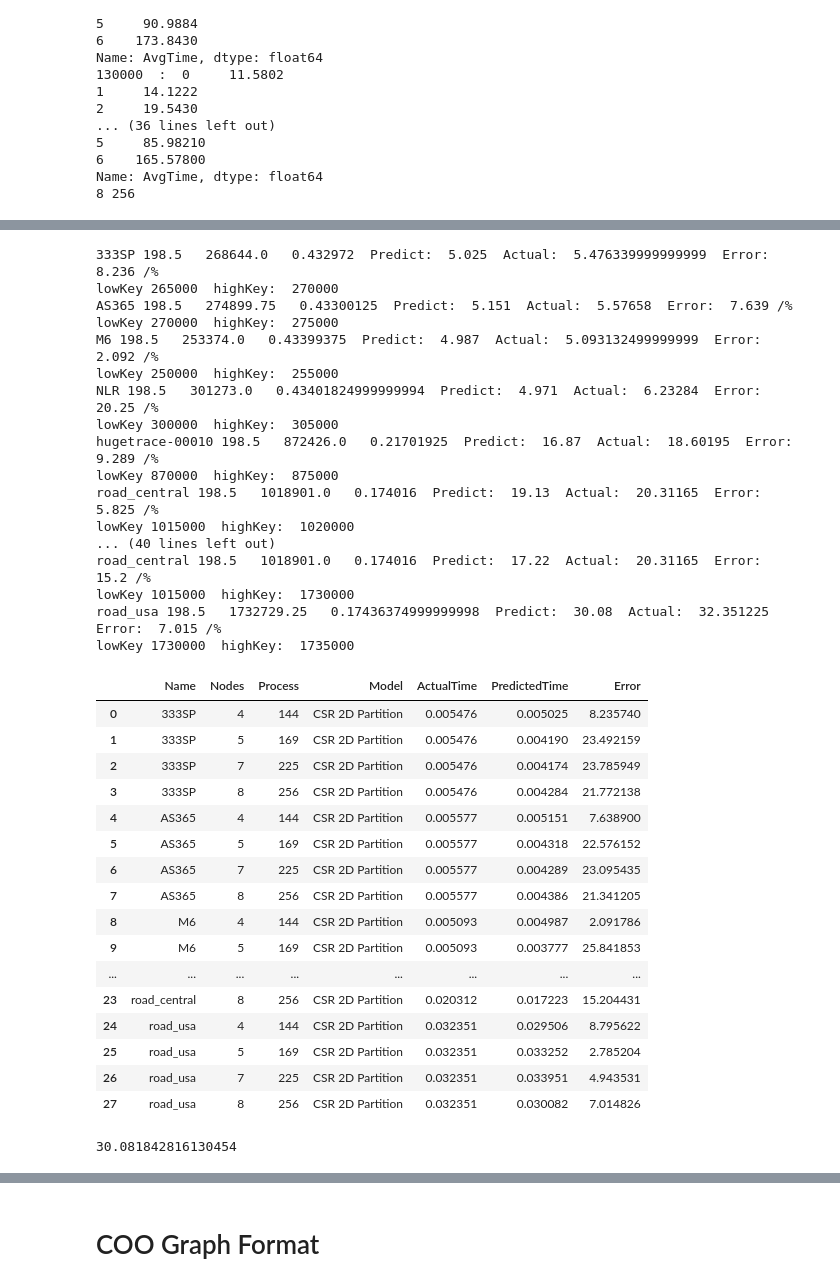
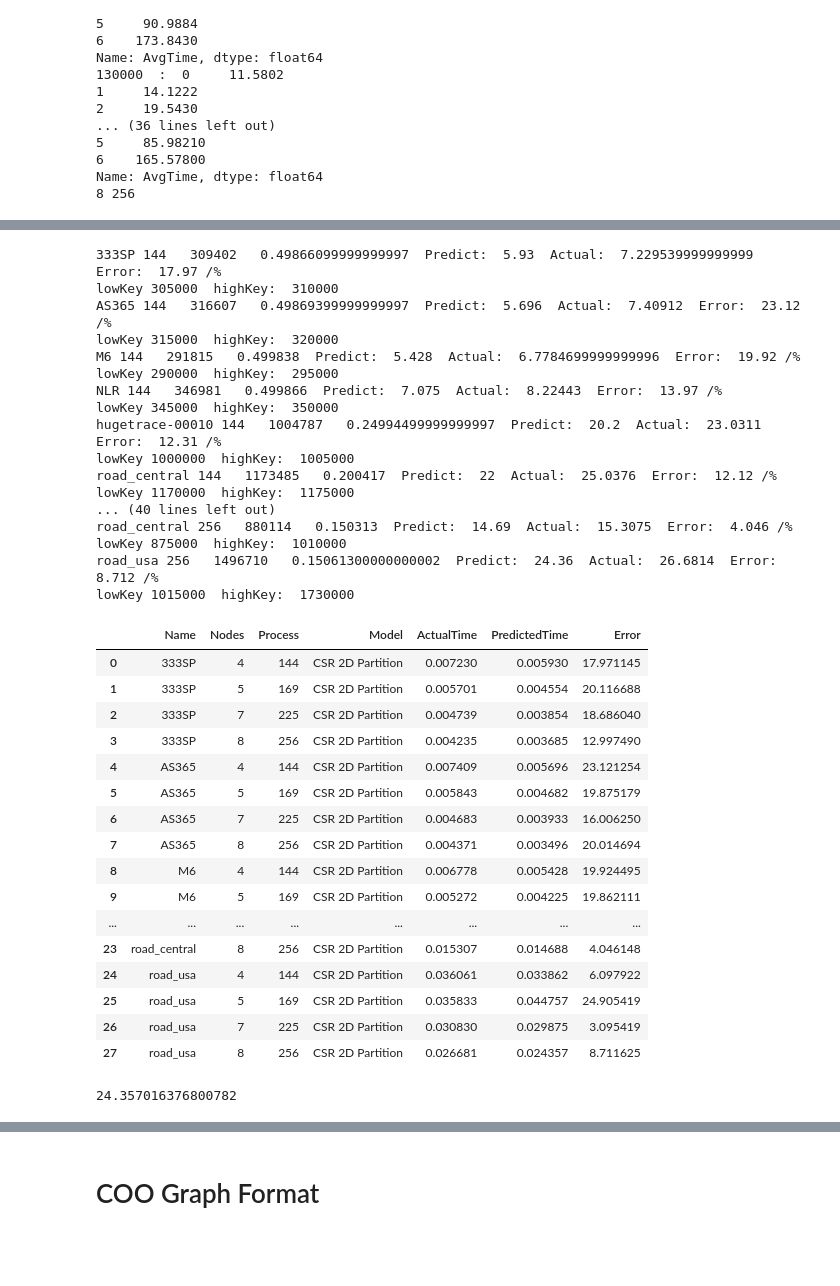
Before and after one commit to marufdsi/ConferencePapers, a Jupyter notebook: ICPP2021/ICPP_PLOTS_GEN.ipynb, the cells around one changed output, grey strips where cells are left out. Saved outputs shown, nothing was run; the diff lists cells and outputs as text; code cells hidden in the pictures; blank space fills up the shorter version.

```diff
--- a/ICPP2021/ICPP_PLOTS_GEN.ipynb
+++ b/ICPP2021/ICPP_PLOTS_GEN.ipynb
@@ -1300,7 +1300,7 @@ for topo in topology:
     train(csr_2d_model_ref, 300000, 500000, 5000, csr_legends, csr_lines, csr_models, df_csr, column, nonZeroList)
 
     train(csr_2d_model_ref, 500000, 1300000, 5000, csr_legends, csr_lines, csr_models, df_csr, column, nonZeroList2)
-    train(csr_2d_model_ref, 130000, 2000000, 5000, csr_legends, csr_lines, csr_models, df_csr, column, nonZeroList2)
+    train(csr_2d_model_ref, 130000, 2005000, 5000, csr_legends, csr_lines, csr_models, df_csr, column, nonZeroList2)
 #     train(csr_2d_model_ref, 2000000, 5000000, 20000, csr_legends, csr_lines, csr_models, df_csr, column, nonZeroList3)
 #     train(csr_2d_model_ref, 5000000, 8000000, 40000, csr_legends, csr_lines, csr_models, df_csr, column, nonZeroList3)
 #     train(csr_2d_model_ref, 1280000, 1300000, 20000, _legends, _lines, models, df2, column)
@@ -1332,6 +1332,6 @@ Name: AvgTime, dtype: float64
 8 256
 # %%
 csr_full_data = pd.read_csv("../../SpMV_Model/src/SkylakeResults/MPI_CSR_2D_SpMV.csv")
-csr_real_data = csr_full_data[csr_full_data["Name"].isin(test_matrices)].groupby("Name").mean().reset_index()
+csr_real_data = csr_full_data[csr_full_data["Name"].isin(test_matrices)].groupby(["Name", "Nodes", "nProcess", "DataType"]).mean().reset_index()
 csr_real_data
 # %% [output]
@@ -1364,8 +1373,8 @@ for topo in topology:
     key_max = max(csr_models.keys())
     key_min = min(csr_models.keys())
     key_max
-
-    for index,row in csr_real_data.iterrows():
+    _real_data = csr_real_data[(csr_real_data["Nodes"]==nodes) & (csr_real_data["nProcess"] == prcs)].reset_index()
+    for index,row in _real_data.iterrows():
     #     print(row["AvgRow"], int(row["AvgRow"]/1000)*1000)
         npr = row["NonZeroPerRow"]
     #     if npr < 1:
@@ -1402,68 +1411,68 @@ for topo in topology:
                 name = row["Name"].split('_')
     #             print(name[0],"&", '{0:.8g}'.format(row["AvgRow"]), "&", '{0:.3g}'.format(row["NonZeroPerRow"]),
     #                   "&", str(lowKey), "&", str(highKey), "&", '{0:.5g}'.format(row[column]), "&", '{0:.5g}'.format(predict),
     #                   "&", '{0:.4g}'.format(error) + "\%", "\\\ \hline")
                 print(row["Name"], row["nProcess"], " ", row["AvgRow"], " ", row["NonZeroPerRow"], " Predict: ", '{0:.4g}'.format(predict[0][0]), " Actual: ", row[column], " Error: ", '{0:.4g}'.format(error[0][0]), "/%")
                 mat.append(row["Name"])
                 model_name.append("CSR 2D Partition")
                 err.append(error[0][0])
                 _prcs.append(prcs)
                 _nodes.append(nodes)
                 a_time.append(row[column]/1000)
                 p_time.append(predict[0][0]/1000)
             else:
                 print(y1, "< Avg Time")
             print("lowKey", lowKey, " highKey: ", highKey)
 
 csr_linear_pred["Name"] = mat
 csr_linear_pred["Nodes"] = _nodes
 csr_linear_pred["Process"] = _prcs
 csr_linear_pred["Model"] = model_name
 csr_linear_pred["ActualTime"] = a_time
 csr_linear_pred["PredictedTime"] = p_time
 csr_linear_pred["Error"] = err
 csr_linear_pred["Error"] = err
 csr_linear_pred = csr_linear_pred.sort_values(by=["Name", "Nodes", "Process"]).reset_index(drop=True)
 csr_linear_pred
 # %% [output]
-333SP 198.5   268644.0   0.432972  Predict:  5.025  Actual:  5.476339999999999  Error:  8.236 /%
-lowKey 265000  highKey:  270000
-AS365 198.5   274899.75   0.43300125  Predict:  5.151  Actual:  5.57658  Error:  7.639 /%
-lowKey 270000  highKey:  275000
-M6 198.5   253374.0   0.43399375  Predict:  4.987  Actual:  5.093132499999999  Error:  2.092 /%
-lowKey 250000  highKey:  255000
-NLR 198.5   301273.0   0.43401824999999994  Predict:  4.971  Actual:  6.23284  Error:  20.25 /%
-lowKey 300000  highKey:  305000
-hugetrace-00010 198.5   872426.0   0.21701925  Predict:  16.87  Actual:  18.60195  Error:  9.289 /%
-lowKey 870000  highKey:  875000
-road_central 198.5   1018901.0   0.174016  Predict:  19.13  Actual:  20.31165  Error:  5.825 /%
-lowKey 1015000  highKey:  1020000
+333SP 144   309402   0.49866099999999997  Predict:  5.93  Actual:  7.229539999999999  Error:  17.97 /%
+lowKey 305000  highKey:  310000
+AS365 144   316607   0.49869399999999997  Predict:  5.696  Actual:  7.40912  Error:  23.12 /%
+lowKey 315000  highKey:  320000
+M6 144   291815   0.499838  Predict:  5.428  Actual:  6.7784699999999996  Error:  19.92 /%
+lowKey 290000  highKey:  295000
+NLR 144   346981   0.499866  Predict:  7.075  Actual:  8.22443  Error:  13.97 /%
+lowKey 345000  highKey:  350000
+hugetrace-00010 144   1004787   0.24994499999999997  Predict:  20.2  Actual:  23.0311  Error:  12.31 /%
+lowKey 1000000  highKey:  1005000
+road_central 144   1173485   0.200417  Predict:  22  Actual:  25.0376  Error:  12.12 /%
+lowKey 1170000  highKey:  1175000
 ... (40 lines left out)
-road_central 198.5   1018901.0   0.174016  Predict:  17.22  Actual:  20.31165  Error:  15.2 /%
+road_central 256   880114   0.150313  Predict:  14.69  Actual:  15.3075  Error:  4.046 /%
+lowKey 875000  highKey:  1010000
+road_usa 256   1496710   0.15061300000000002  Predict:  24.36  Actual:  26.6814  Error:  8.712 /%
 lowKey 1015000  highKey:  1730000
-road_usa 198.5   1732729.25   0.17436374999999998  Predict:  30.08  Actual:  32.351225  Error:  7.015 /%
-lowKey 1730000  highKey:  1735000
 |  | Name | Nodes | Process | Model | ActualTime | PredictedTime | Error |
-| 0 | 333SP | 4 | 144 | CSR 2D Partition | 0.005476 | 0.005025 | 8.235740 |
-| 1 | 333SP | 5 | 169 | CSR 2D Partition | 0.005476 | 0.004190 | 23.492159 |
-| 2 | 333SP | 7 | 225 | CSR 2D Partition | 0.005476 | 0.004174 | 23.785949 |
-| 3 | 333SP | 8 | 256 | CSR 2D Partition | 0.005476 | 0.004284 | 21.772138 |
-| 4 | AS365 | 4 | 144 | CSR 2D Partition | 0.005577 | 0.005151 | 7.638900 |
-| 5 | AS365 | 5 | 169 | CSR 2D Partition | 0.005577 | 0.004318 | 22.576152 |
-| 6 | AS365 | 7 | 225 | CSR 2D Partition | 0.005577 | 0.004289 | 23.095435 |
-| 7 | AS365 | 8 | 256 | CSR 2D Partition | 0.005577 | 0.004386 | 21.341205 |
-| 8 | M6 | 4 | 144 | CSR 2D Partition | 0.005093 | 0.004987 | 2.091786 |
-| 9 | M6 | 5 | 169 | CSR 2D Partition | 0.005093 | 0.003777 | 25.841853 |
+| 0 | 333SP | 4 | 144 | CSR 2D Partition | 0.007230 | 0.005930 | 17.971145 |
+| 1 | 333SP | 5 | 169 | CSR 2D Partition | 0.005701 | 0.004554 | 20.116688 |
+| 2 | 333SP | 7 | 225 | CSR 2D Partition | 0.004739 | 0.003854 | 18.686040 |
+| 3 | 333SP | 8 | 256 | CSR 2D Partition | 0.004235 | 0.003685 | 12.997490 |
+| 4 | AS365 | 4 | 144 | CSR 2D Partition | 0.007409 | 0.005696 | 23.121254 |
+| 5 | AS365 | 5 | 169 | CSR 2D Partition | 0.005843 | 0.004682 | 19.875179 |
+| 6 | AS365 | 7 | 225 | CSR 2D Partition | 0.004683 | 0.003933 | 16.006250 |
+| 7 | AS365 | 8 | 256 | CSR 2D Partition | 0.004371 | 0.003496 | 20.014694 |
+| 8 | M6 | 4 | 144 | CSR 2D Partition | 0.006778 | 0.005428 | 19.924495 |
+| 9 | M6 | 5 | 169 | CSR 2D Partition | 0.005272 | 0.004225 | 19.862111 |
 | ... | ... | ... | ... | ... | ... | ... | ... |
-| 23 | road_central | 8 | 256 | CSR 2D Partition | 0.020312 | 0.017223 | 15.204431 |
-| 24 | road_usa | 4 | 144 | CSR 2D Partition | 0.032351 | 0.029506 | 8.795622 |
-| 25 | road_usa | 5 | 169 | CSR 2D Partition | 0.032351 | 0.033252 | 2.785204 |
-| 26 | road_usa | 7 | 225 | CSR 2D Partition | 0.032351 | 0.033951 | 4.943531 |
-| 27 | road_usa | 8 | 256 | CSR 2D Partition | 0.032351 | 0.030082 | 7.014826 |
+| 23 | road_central | 8 | 256 | CSR 2D Partition | 0.015307 | 0.014688 | 4.046148 |
+| 24 | road_usa | 4 | 144 | CSR 2D Partition | 0.036061 | 0.033862 | 6.097922 |
+| 25 | road_usa | 5 | 169 | CSR 2D Partition | 0.035833 | 0.044757 | 24.905419 |
+| 26 | road_usa | 7 | 225 | CSR 2D Partition | 0.030830 | 0.029875 | 3.095419 |
+| 27 | road_usa | 8 | 256 | CSR 2D Partition | 0.026681 | 0.024357 | 8.711625 |
 # %%
 predict[0][0]
 # %% [output]
-30.081842816130454
+24.357016376800782
 # %%
 for m,m_data in csr_linear_pred.groupby("Name"):
     size = len(m_data)
```
Also changed, not shown: parts of 7 cells of this notebook, 2 other files.
